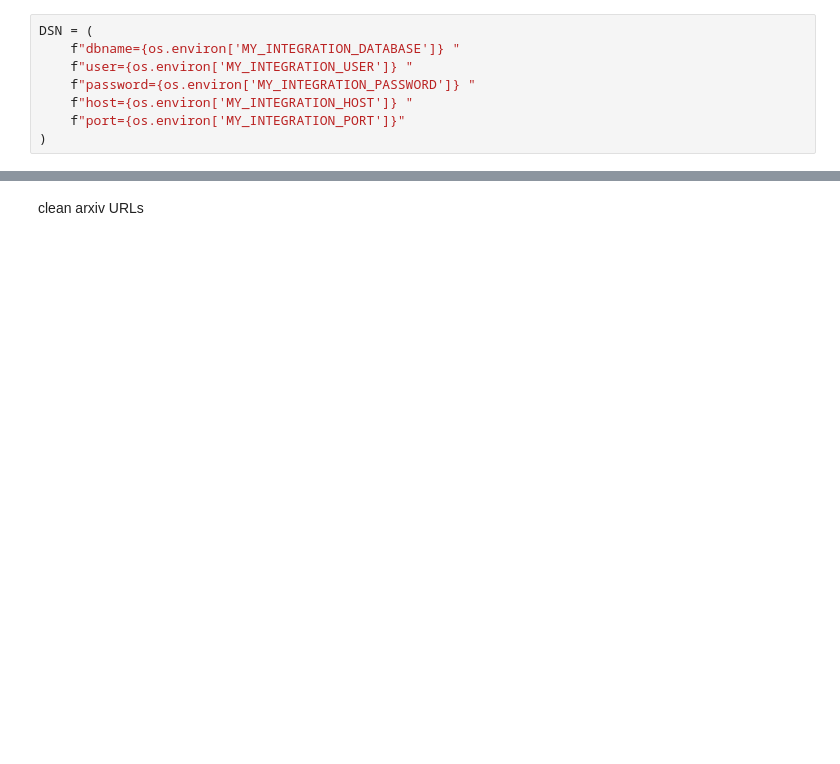
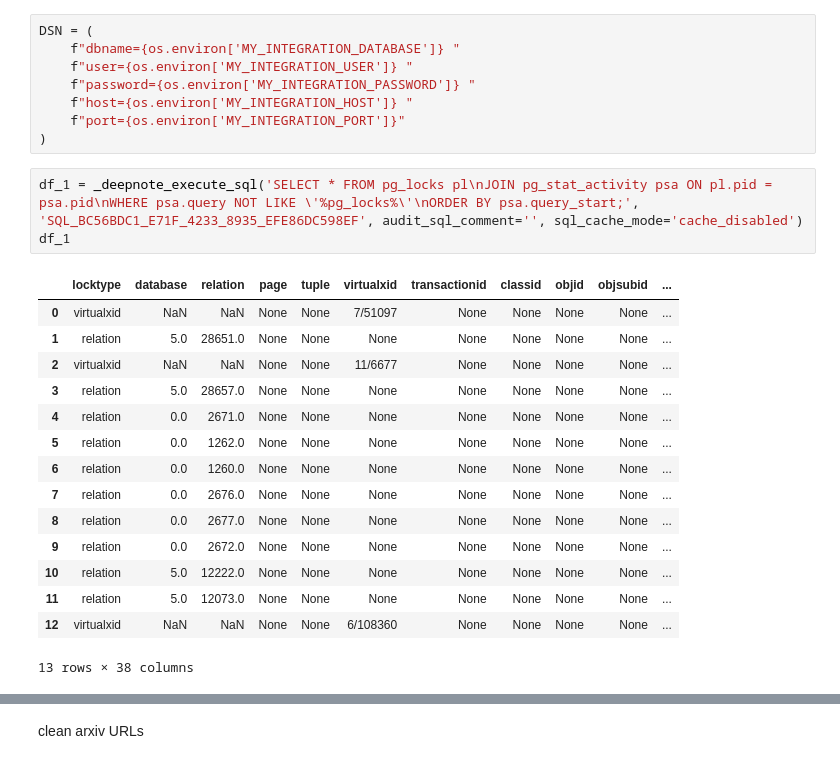
Before and after one commit to matthew-heartful/SEMA, a Jupyter notebook: Sema 0.1 MAIN LOGIC.ipynb, the cells around one changed output, grey strips where cells are left out. Saved outputs shown, nothing was run; the diff lists cells and outputs as text; blank space fills up the shorter version.

```diff
--- a/Sema 0.1 MAIN LOGIC.ipynb
+++ b/Sema 0.1 MAIN LOGIC.ipynb
@@ -85,3 +97,22 @@ DSN = (
     f"host={os.environ['MY_INTEGRATION_HOST']} "
     f"port={os.environ['MY_INTEGRATION_PORT']}"
 )
+# %%
+df_1 = _deepnote_execute_sql('SELECT * FROM pg_locks pl\nJOIN pg_stat_activity psa ON pl.pid = psa.pid\nWHERE psa.query NOT LIKE \'%pg_locks%\'\nORDER BY psa.query_start;', 'SQL_BC56BDC1_E71F_4233_8935_EFE86DC598EF', audit_sql_comment='', sql_cache_mode='cache_disabled')
+df_1
+# %% [output]
+|  | locktype | database | relation | page | tuple | virtualxid | transactionid | classid | objid | objsubid | ... |
+| 0 | virtualxid | NaN | NaN | None | None | 7/51097 | None | None | None | None | ... |
+| 1 | relation | 5.0 | 28651.0 | None | None | None | None | None | None | None | ... |
+| 2 | virtualxid | NaN | NaN | None | None | 11/6677 | None | None | None | None | ... |
+| 3 | relation | 5.0 | 28657.0 | None | None | None | None | None | None | None | ... |
+| 4 | relation | 0.0 | 2671.0 | None | None | None | None | None | None | None | ... |
+| 5 | relation | 0.0 | 1262.0 | None | None | None | None | None | None | None | ... |
+| 6 | relation | 0.0 | 1260.0 | None | None | None | None | None | None | None | ... |
+| 7 | relation | 0.0 | 2676.0 | None | None | None | None | None | None | None | ... |
+| 8 | relation | 0.0 | 2677.0 | None | None | None | None | None | None | None | ... |
+| 9 | relation | 0.0 | 2672.0 | None | None | None | None | None | None | None | ... |
+| 10 | relation | 5.0 | 12222.0 | None | None | None | None | None | None | None | ... |
+| 11 | relation | 5.0 | 12073.0 | None | None | None | None | None | None | None | ... |
+| 12 | virtualxid | NaN | NaN | None | None | 6/108360 | None | None | None | None | ... |
+13 rows × 38 columns
```
Also changed, not shown: parts of 19 cells of this notebook, 3 other files.
